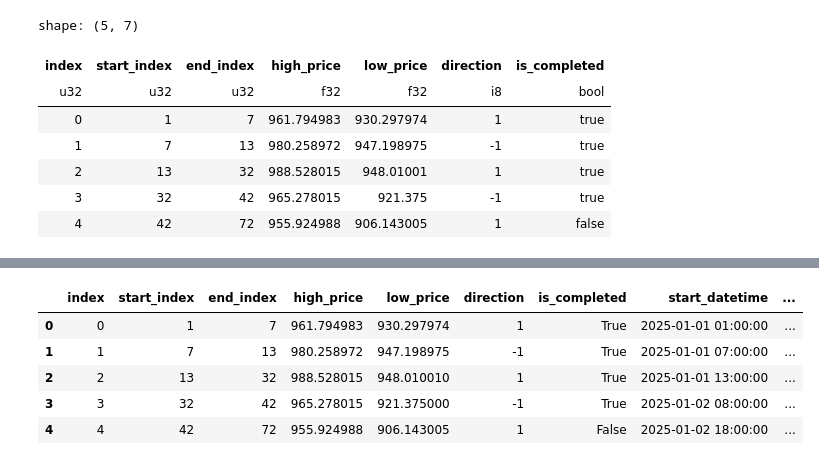
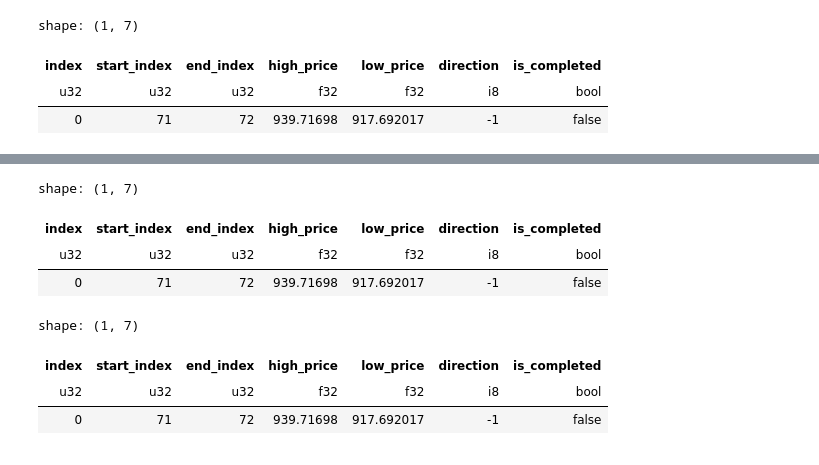
Before and after one commit to ligl/pulao, a Jupyter notebook: examples/plot_swing.ipynb, the cells around one changed output, grey strips where cells are left out. Drawn from its saved outputs; the diff is of its cells as text; code cells hidden in the pictures.

```diff
--- a/examples/plot_swing.ipynb
+++ b/examples/plot_swing.ipynb
@@ -88,14 +88,17 @@ for i, row in enumerate(df_swing.itertuples()):
 xs = []
 ys = []
 texts = []
+text_positions  = []
 for i, row in enumerate(df_swing.itertuples()):
     xs += [row.start_datetime, row.end_datetime, None]
     if row.direction == SwingDirection.UP:
         start_price = df_cbar.at[row.start_index,"low_price"]
         end_price = df_cbar.at[row.end_index,"high_price"]
+        text_positions += ['bottom center', 'top center', "middle center"]
     else:
         start_price = df_cbar.at[row.start_index,"high_price"]
         end_price = df_cbar.at[row.end_index,"low_price"]
+        text_positions += ['top center', 'bottom center', "middle center"]
     ys += [start_price, end_price, None]
     texts += [row.start_index, row.end_index, None]
 
@@ -165,7 +168,7 @@ fig.add_trace(go.Scatter(
     mode='lines+text',    # lines+text 支持显示文字
     line=dict(width=2, color='orange'),
     text=texts,
-    textposition='top center',  # 文字位置
+    textposition=text_positions,  # 文字位置
 ))
 
 # title = 'CBar Chart - K线合并处理'
@@ -210,12 +213,15 @@ fig.show()
 # %%
 display(swing_manager.df_swing)
-df_swing
+cbar_manager.df_cbar
+
+df_swing_old = swing_manager.df_swing
+swing_manager.df_swing = swing_manager.df_swing.slice(0,0)
+for row in cbar_manager.df_cbar.iter_rows():
+    cbar_manager.notify(EventType.CBAR_CREATED)
+display(swing_manager.df_swing)
+display(df_swing_old)
 # %% [output]
-shape: (5, 7)
+shape: (1, 7)
 | index | start_index | end_index | high_price | low_price | direction | is_completed |
 | u32 | u32 | u32 | f32 | f32 | i8 | bool |
-| 0 | 1 | 7 | 961.794983 | 930.297974 | 1 | true |
-| 1 | 7 | 13 | 980.258972 | 947.198975 | -1 | true |
-| 2 | 13 | 32 | 988.528015 | 948.01001 | 1 | true |
-| 3 | 32 | 42 | 965.278015 | 921.375 | -1 | true |
-| 4 | 42 | 72 | 955.924988 | 906.143005 | 1 | false |
+| 0 | 71 | 72 | 939.71698 | 917.692017 | -1 | false |
@@ -222,6 +238,8 @@ shape: (5, 7)
+shape: (1, 7)
-|  | index | start_index | end_index | high_price | low_price | direction | is_completed | start_datetime | ... |
-| 0 | 0 | 1 | 7 | 961.794983 | 930.297974 | 1 | True | 2025-01-01 01:00:00 | ... |
-| 1 | 1 | 7 | 13 | 980.258972 | 947.198975 | -1 | True | 2025-01-01 07:00:00 | ... |
-| 2 | 2 | 13 | 32 | 988.528015 | 948.010010 | 1 | True | 2025-01-01 13:00:00 | ... |
-| 3 | 3 | 32 | 42 | 965.278015 | 921.375000 | -1 | True | 2025-01-02 08:00:00 | ... |
-| 4 | 4 | 42 | 72 | 955.924988 | 906.143005 | 1 | False | 2025-01-02 18:00:00 | ... |
+| index | start_index | end_index | high_price | low_price | direction | is_completed |
+| u32 | u32 | u32 | f32 | f32 | i8 | bool |
+| 0 | 71 | 72 | 939.71698 | 917.692017 | -1 | false |
+shape: (1, 7)
+| index | start_index | end_index | high_price | low_price | direction | is_completed |
+| u32 | u32 | u32 | f32 | f32 | i8 | bool |
+| 0 | 71 | 72 | 939.71698 | 917.692017 | -1 | false |
```
Also changed, not shown: parts of 3 cells of this notebook, 6 other files.
